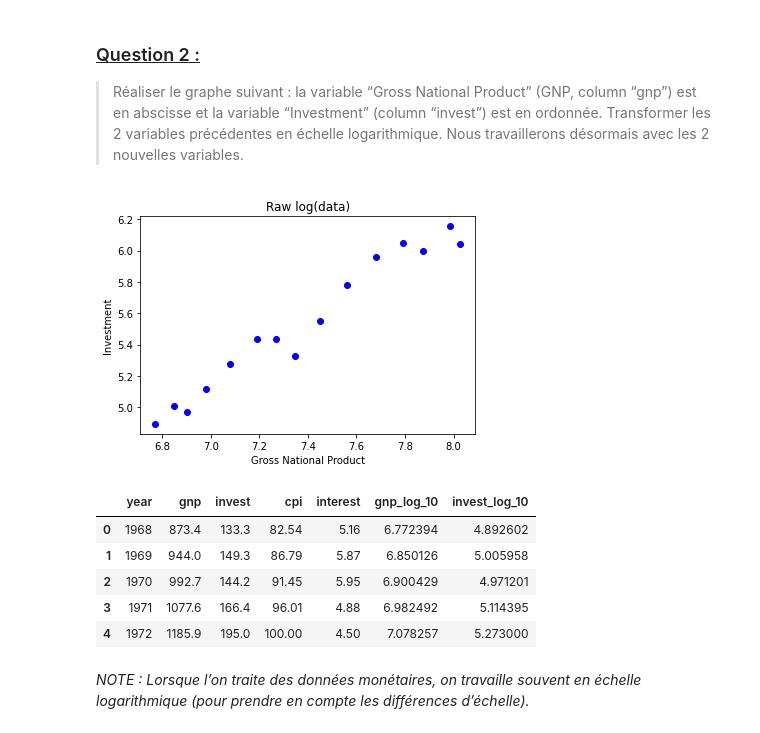
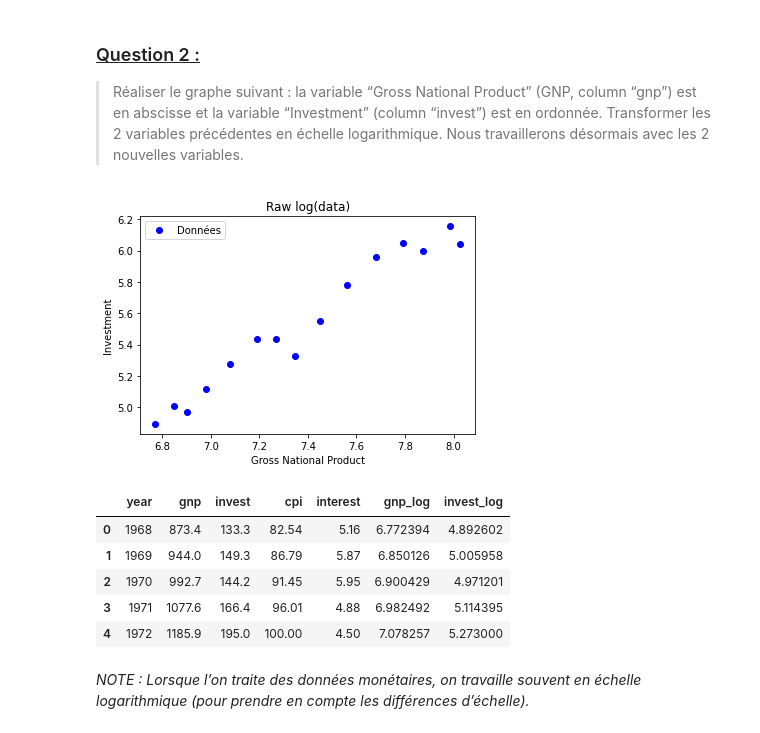
Before and after one commit to VictorLEDEZ/tp_1_proba_victor_ledez, a Jupyter notebook: ledez.ipynb, the cells around one changed output. Saved outputs shown, nothing was run; the diff lists cells and outputs as text; code cells hidden in the pictures.

```diff
--- a/ledez.ipynb
+++ b/ledez.ipynb
@@ -26,20 +29,21 @@ data.head()
 
 > Réaliser le graphe suivant : la variable “Gross National Product” (GNP, column “gnp”) est en abscisse et la variable “Investment” (column “invest”) est en ordonnée. Transformer les 2 variables précédentes en échelle logarithmique. Nous travaillerons désormais avec les 2 nouvelles variables.
 # %%
-data['gnp_log_10'] = np.log(data['gnp'])
-data['invest_log_10'] = np.log(data['invest'])
+data['gnp_log'] = np.log(data['gnp'])
+data['invest_log'] = np.log(data['invest'])
 
-plt.plot(data['gnp_log_10'], data['invest_log_10'], 'bo')
+plt.plot(data['gnp_log'], data['invest_log'], 'bo', label='Données')
 plt.title("Raw log(data)")
 plt.xlabel("Gross National Product")
 plt.ylabel("Investment")
+plt.legend()
 plt.show()
 # %% [output]
-[figure, old version]
+[figure, new version]
 # %%
 data.head()
 # %% [output]
-|  | year | gnp | invest | cpi | interest | gnp_log_10 | invest_log_10 |
+|  | year | gnp | invest | cpi | interest | gnp_log | invest_log |
 | 0 | 1968 | 873.4 | 133.3 | 82.54 | 5.16 | 6.772394 | 4.892602 |
 | 1 | 1969 | 944.0 | 149.3 | 86.79 | 5.87 | 6.850126 | 5.005958 |
 | 2 | 1970 | 992.7 | 144.2 | 91.45 | 5.95 | 6.900429 | 4.971201 |
```
Also changed, not shown: parts of 43 cells of this notebook.
